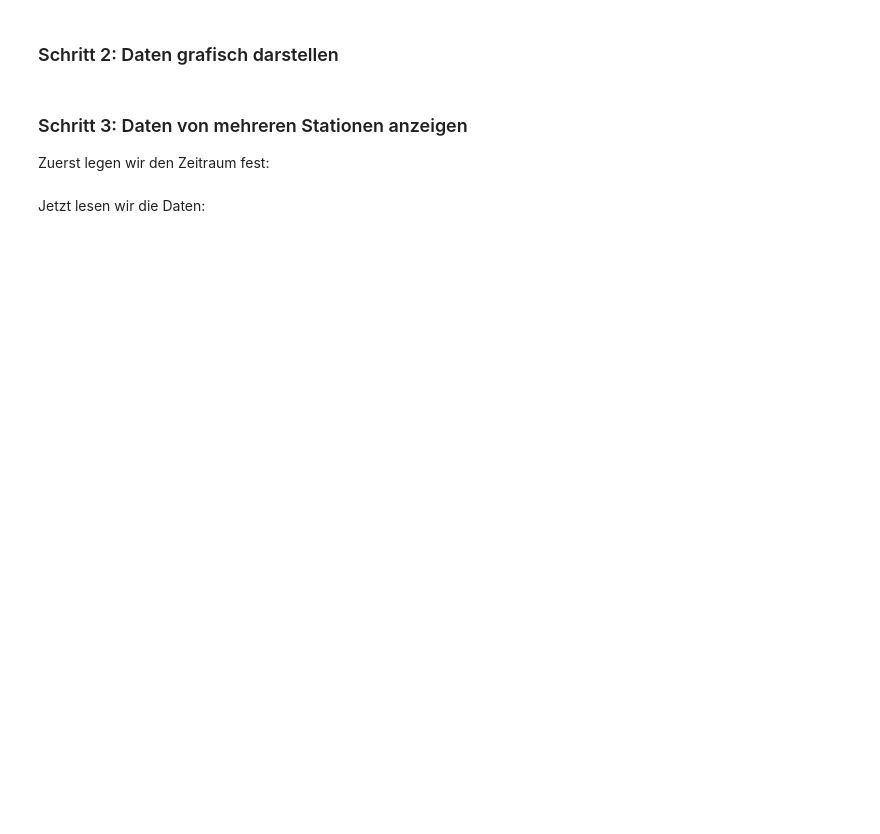
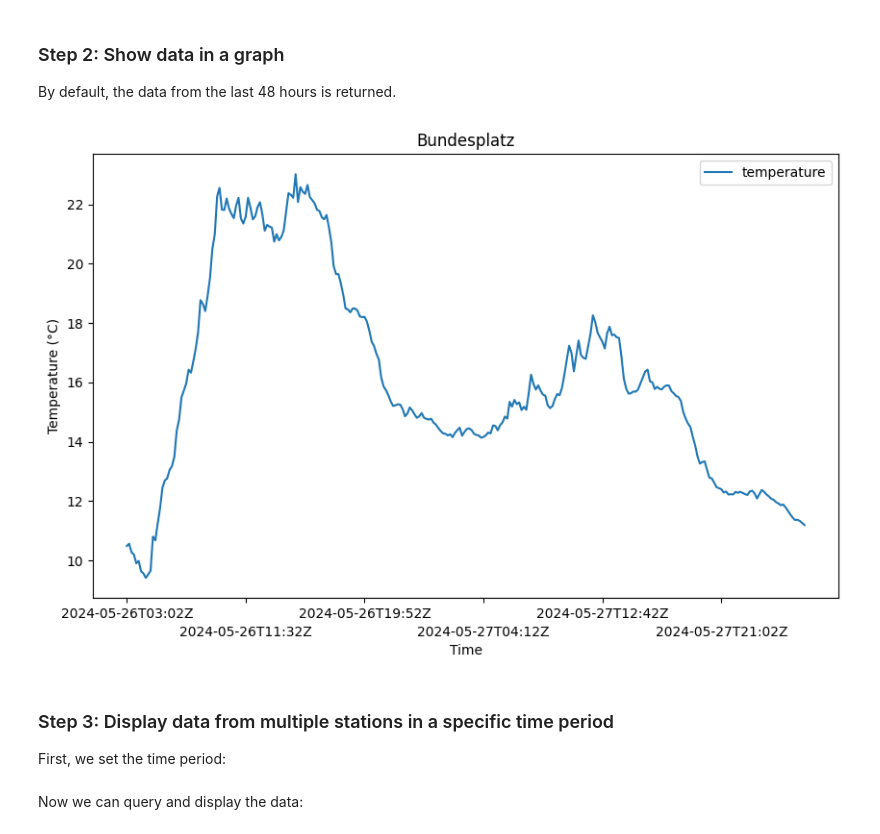
Before and after one commit to takohaller/smarturbanheatmap, a Jupyter notebook: Smart Urban Heat Map-EN.ipynb, the cells around one changed output. Saved outputs shown, nothing was run; the diff lists cells and outputs as text; code cells hidden in the pictures; blank space fills up the shorter version.

```diff
--- a/Smart Urban Heat Map-EN.ipynb
+++ b/Smart Urban Heat Map-EN.ipynb
@@ -173,22 +208,26 @@ timeseries
 # %% [markdown]
-### Schritt 2: Daten grafisch darstellen
+### Step 2: Show data in a graph
+
+By default, the data from the last 48 hours is returned.
 # %%
 # Use the DataFrame plot function to plot the temperature time series as a line plot with markers
 ax = timeseries.plot(x='dateObserved', y='temperature', figsize=(10,6), marker=None, linestyle='-')
 # The ax object is a matplotlib axis object which we can use to further customize the plot
 
 # Add a title
 ax.set_title('Bundesplatz')
 
 # Add labels for the x and y axes
-ax.set_xlabel('Zeit')
-ax.set_ylabel('Temperatur (°C)')
+ax.set_xlabel('Time')
+ax.set_ylabel('Temperature (°C)')
 
 # Shift every second x-label for better readability
 for i, label in enumerate(ax.get_xticklabels()):
     if i % 2 == 0:  # Check if it's an odd tick
         label.set_y(-0.04)
+# %% [output]
+[figure, added]
 # %% [markdown]
-### Schritt 3: Daten von mehreren Stationen anzeigen
-Zuerst legen wir den Zeitraum fest:
+### Step 3: Display data from multiple stations in a specific time period
+First, we set the time period:
 # %%
@@ -197,5 +236,5 @@ endTime = "2023-09-30T23:00:00Z" # 31.09.23 23:00
 # %% [markdown]
-Jetzt lesen wir die Daten:
+Now we can query and display the data:
 # %%
 import matplotlib.pyplot as plt
 
```
Also changed, not shown: parts of 22 cells of this notebook.
